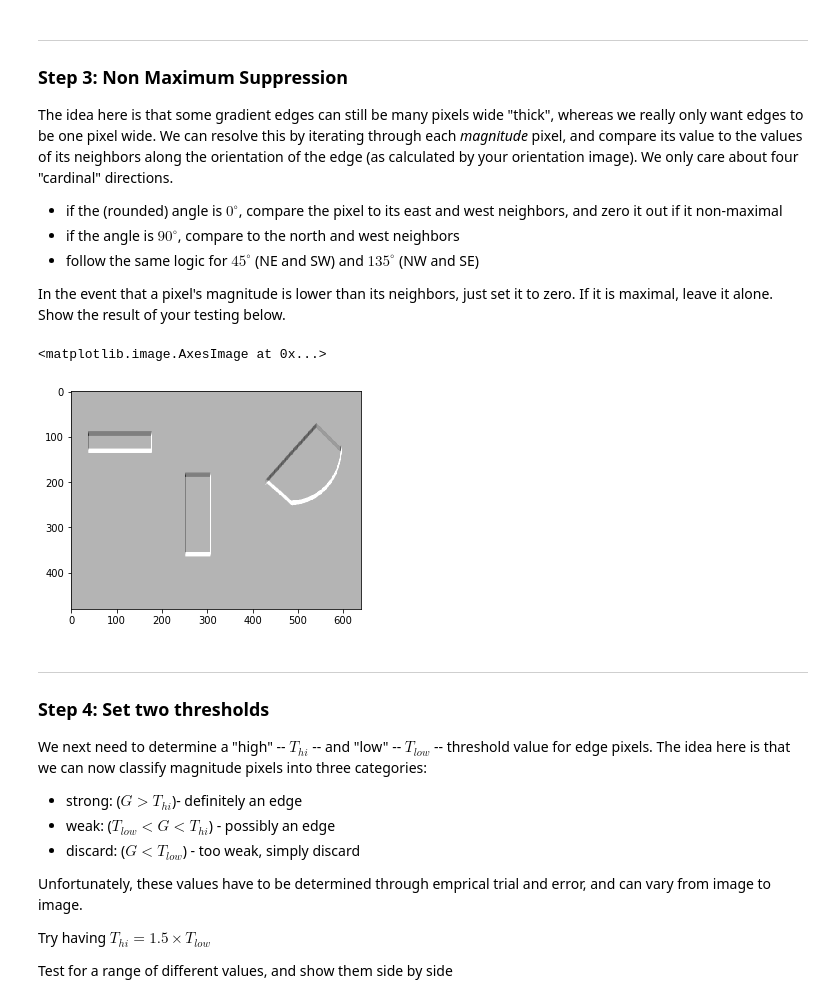
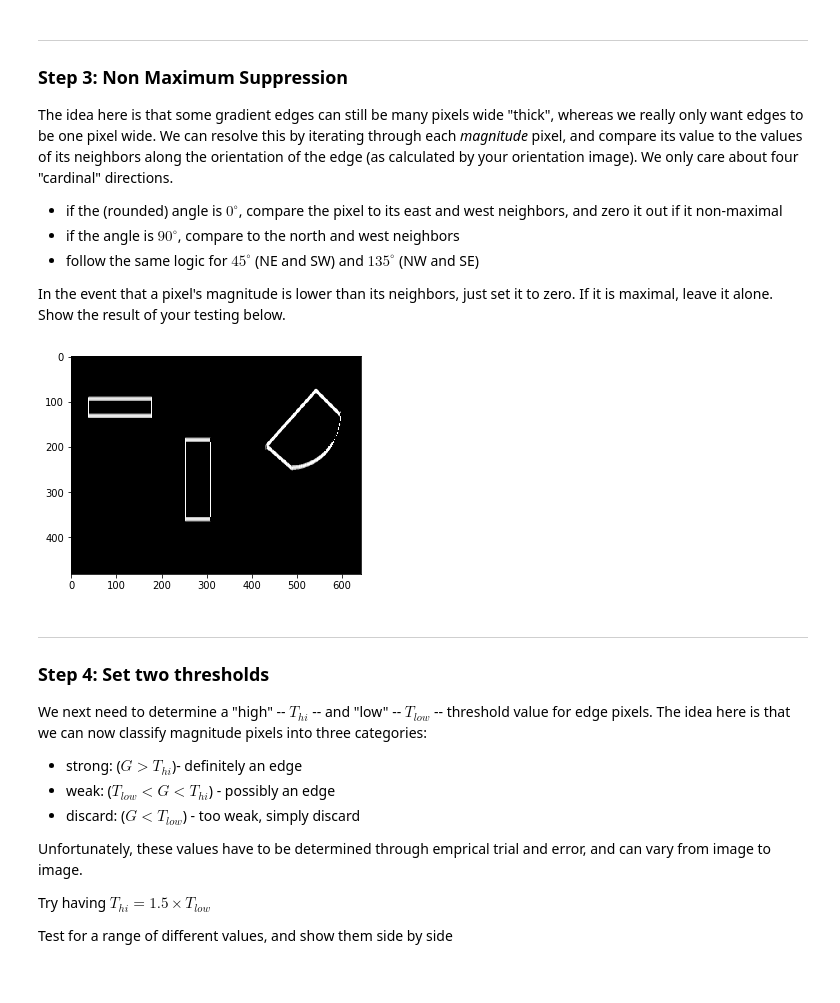
Before and after one commit to chododom/Computer-Vision, a Jupyter notebook: project3/Project3B.ipynb, the cells around one changed output. Cells and saved outputs as stored; diff of their text form; code cells hidden in the pictures.

```diff
--- a/project3/Project3B.ipynb
+++ b/project3/Project3B.ipynb
@@ -78,13 +74,11 @@ The idea here is that some gradient edges can still be many pixels wide "thick",
 * follow the same logic for $45^{\circ}$ (NE and SW) and $135^{\circ}$ (NW and SE)
 
 In the event that a pixel's magnitude is lower than its neighbors, just set it to zero.  If it is maximal, leave it alone.  Show the result of your testing below.
-# %%
-n_m_sup = non_max_suppression(magnitudes, orientations)
-plt.figure()
-plt.imshow(np.clip(n_m_sup, 0, 1))
-# %% [output]
-<matplotlib.image.AxesImage at 0x...>
-[figure, removed]
+# %%
+n_m_sup = non_max_suppression(magnitudes, orientations)
+plt.imshow(n_m_sup,cmap='gray', vmin=0, vmax=255);plt.show()
+# %% [output]
+[figure, added]
 # %% [markdown]
 ---
 
```
Also changed, not shown: parts of 2 cells of this notebook, 2 other files.
